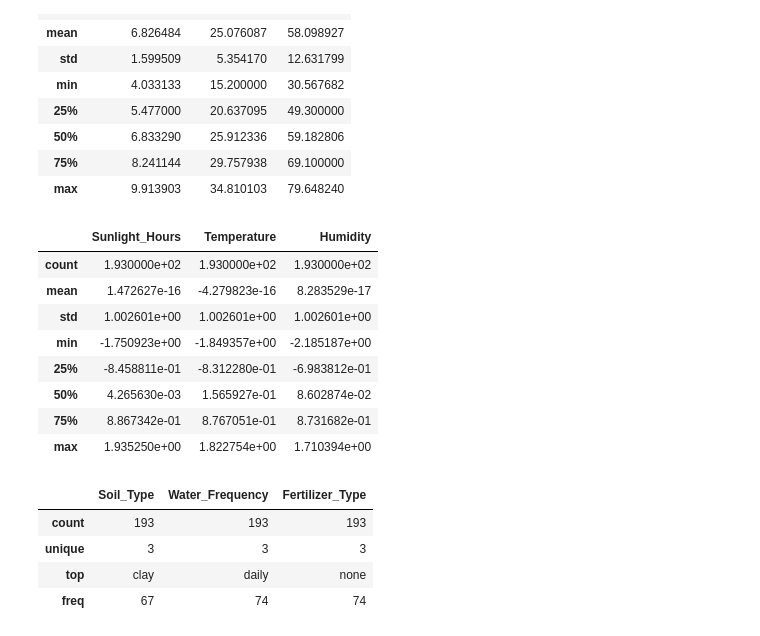
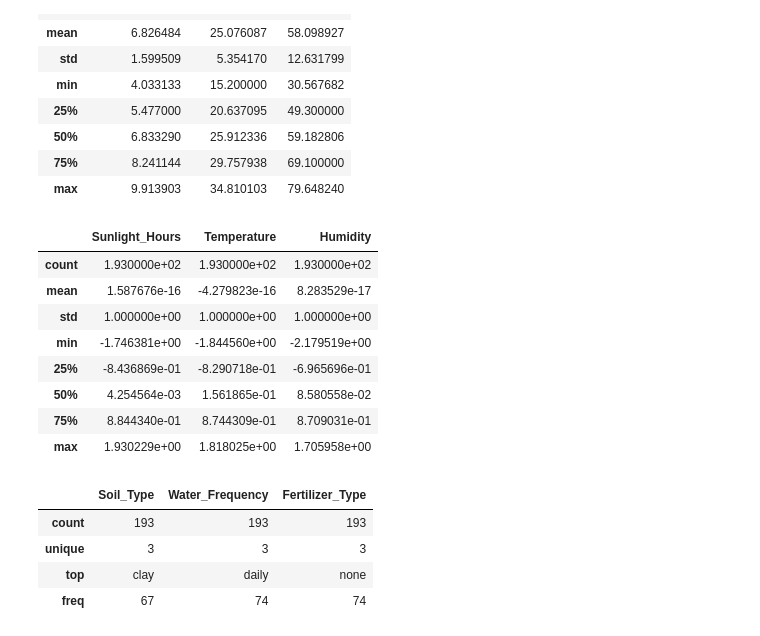
Before and after one commit to alexisuaguilaru/Plant_Growth_Model, a Jupyter notebook: ExploratoryDataAnalysis/ExploratoryDataAnalysis.ipynb, the cells around one changed output. Saved outputs shown, nothing was run; the diff lists cells and outputs as text; code cells hidden in the pictures.

Commit message:
ADD functions for first exploratio & MOD at first exploration section into EDA

```diff
--- a/ExploratoryDataAnalysis/ExploratoryDataAnalysis.ipynb
+++ b/ExploratoryDataAnalysis/ExploratoryDataAnalysis.ipynb
@@ -102,19 +106,16 @@ Humidity            float64
 Growth_Milestone      int64
 dtype: object
 # %%
-# Splitting variables into numerical and categorical
+# Splitting labels into features and target
 
 labels_variables = PlantGrowth_Dataset.columns
 
 Features = labels_variables[:-1]
 Target = labels_variables[-1]
 
-NumericalFeatures , CategoricalFeatures = [] , []
-for feature in Features:
-    if PlantGrowth_Dataset[feature].dtype == 'object':
-        CategoricalFeatures.append(feature)
-    else:
-        NumericalFeatures.append(feature)
+# Splitting features into numerical and categorical
+
+CategoricalFeatures , NumericalFeatures  = SplittingFeaturesBasedDataType(PlantGrowth_Dataset,Features)
 # %%
 # Basic descriptive : Numerical features
 
@@ -132,17 +133,17 @@ PlantGrowth_Dataset[NumericalFeatures].describe()
 # %%
 # Basic descriptive : Numerical features -- Standardization
 
-PlantGrowth_Dataset[NumericalFeatures].apply(lambda values : (values - np.mean(values))/np.std(values),axis=0).describe()
+PlantGrowth_Dataset[NumericalFeatures].apply(Standardization).describe()
 # %% [output]
 |  | Sunlight_Hours | Temperature | Humidity |
 | count | 1.930000e+02 | 1.930000e+02 | 1.930000e+02 |
-| mean | 1.472627e-16 | -4.279823e-16 | 8.283529e-17 |
-| std | 1.002601e+00 | 1.002601e+00 | 1.002601e+00 |
-| min | -1.750923e+00 | -1.849357e+00 | -2.185187e+00 |
-| 25% | -8.458811e-01 | -8.312280e-01 | -6.983812e-01 |
-| 50% | 4.265630e-03 | 1.565927e-01 | 8.602874e-02 |
-| 75% | 8.867342e-01 | 8.767051e-01 | 8.731682e-01 |
-| max | 1.935250e+00 | 1.822754e+00 | 1.710394e+00 |
+| mean | 1.587676e-16 | -4.279823e-16 | 8.283529e-17 |
+| std | 1.000000e+00 | 1.000000e+00 | 1.000000e+00 |
+| min | -1.746381e+00 | -1.844560e+00 | -2.179519e+00 |
+| 25% | -8.436869e-01 | -8.290718e-01 | -6.965696e-01 |
+| 50% | 4.254564e-03 | 1.561865e-01 | 8.580558e-02 |
+| 75% | 8.844340e-01 | 8.744309e-01 | 8.709031e-01 |
+| max | 1.930229e+00 | 1.818025e+00 | 1.705958e+00 |
 # %%
 # Basic descriptive : Categorical features
 
```
Also changed, not shown: parts of 6 cells of this notebook, 2 other files.
